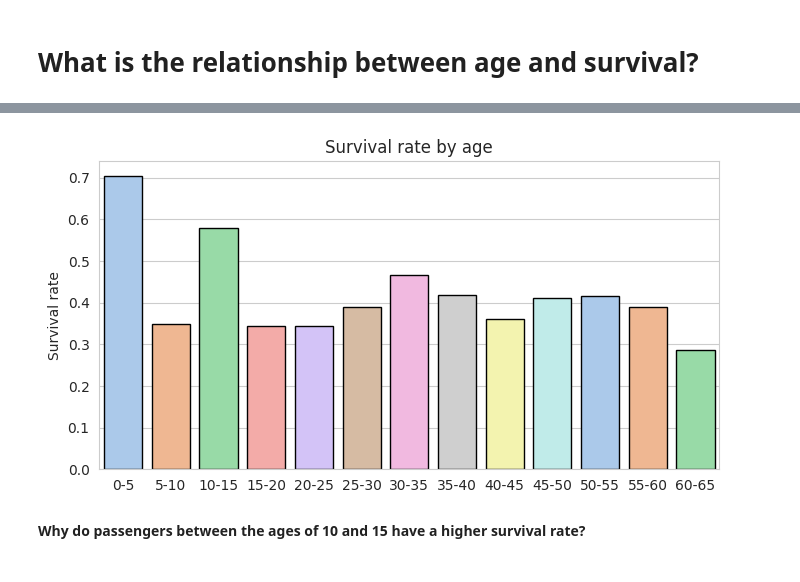
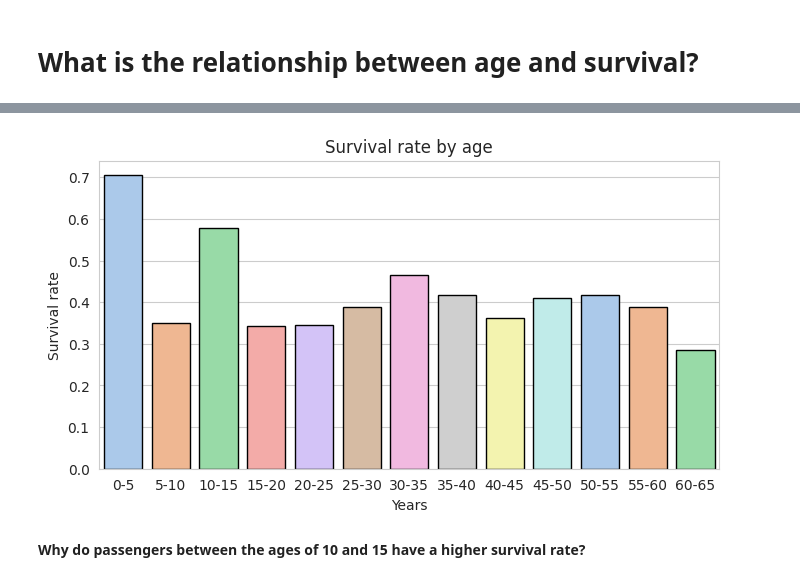
Before and after one commit to ManuelGehl/Titanic-Data-Analysis, a Jupyter notebook: titanic_data_exploration.ipynb, the cells around one changed output, grey strips where cells are left out. Drawn from its saved outputs; the diff is of its cells as text; code cells hidden in the pictures.

```diff
--- a/titanic_data_exploration.ipynb
+++ b/titanic_data_exploration.ipynb
@@ -339,20 +366,20 @@ train_dataset.head()
 # %%
 # Calculate survival rate for different age categories
 survival_rate_age_cat = train_dataset.groupby("age_cat")["Survived"].agg("mean")
 
 # Plot grouped data
 fig, axes = plt.subplots(figsize=(8,4))
 sns.barplot(x=survival_rate_age_cat.index,
             y=survival_rate_age_cat.values,
             edgecolor="k",
             palette="pastel",
             ax=axes)
 plt.title("Survival rate by age")
 plt.ylabel("Survival rate")
-plt.xlabel(None)
+plt.xlabel("Years")
 plt.show()
 # %% [output]
-[figure, old version]
+[figure, new version]
 # %% [markdown]
 **Why do passengers between the ages of 10 and 15 have a higher survival rate?**
 # %%
```
Also changed, not shown: parts of 5 cells of this notebook.
